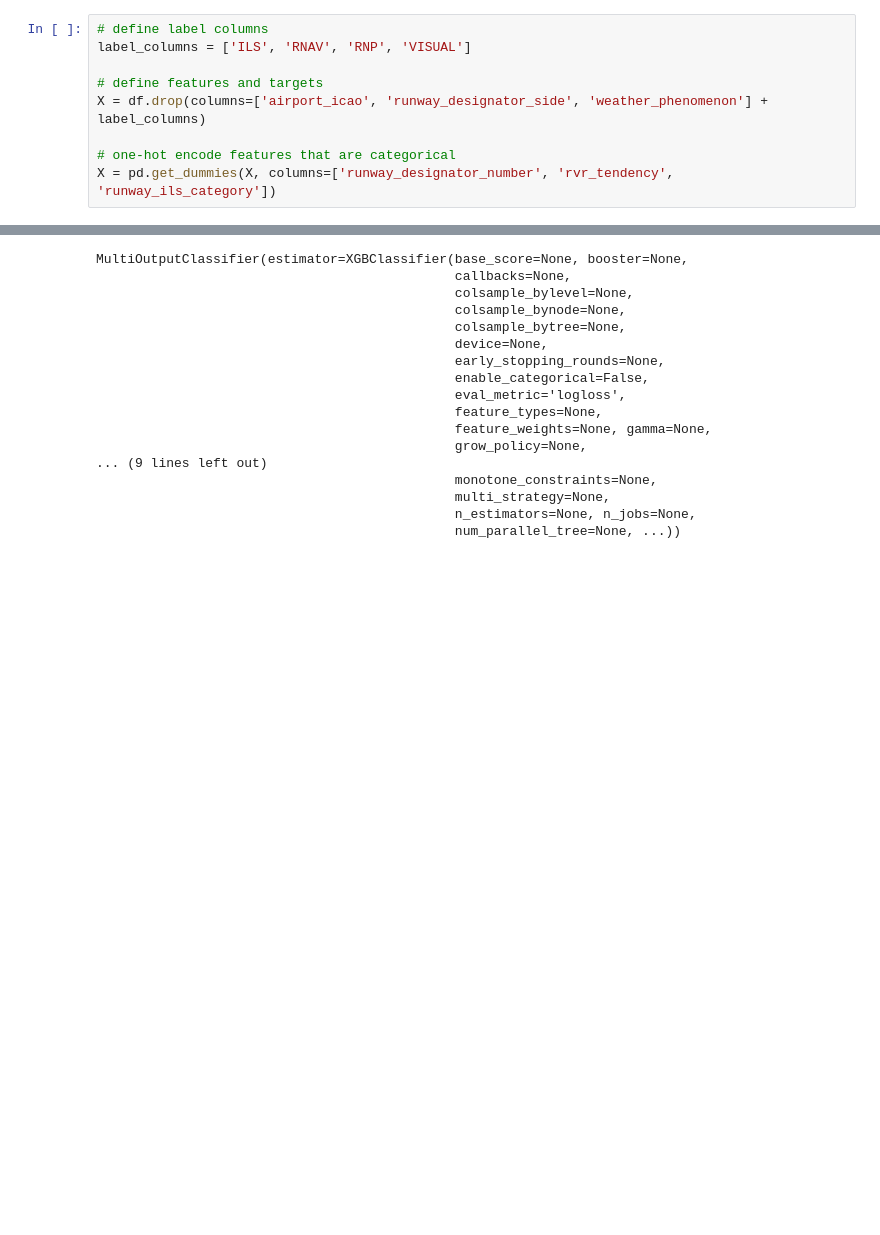
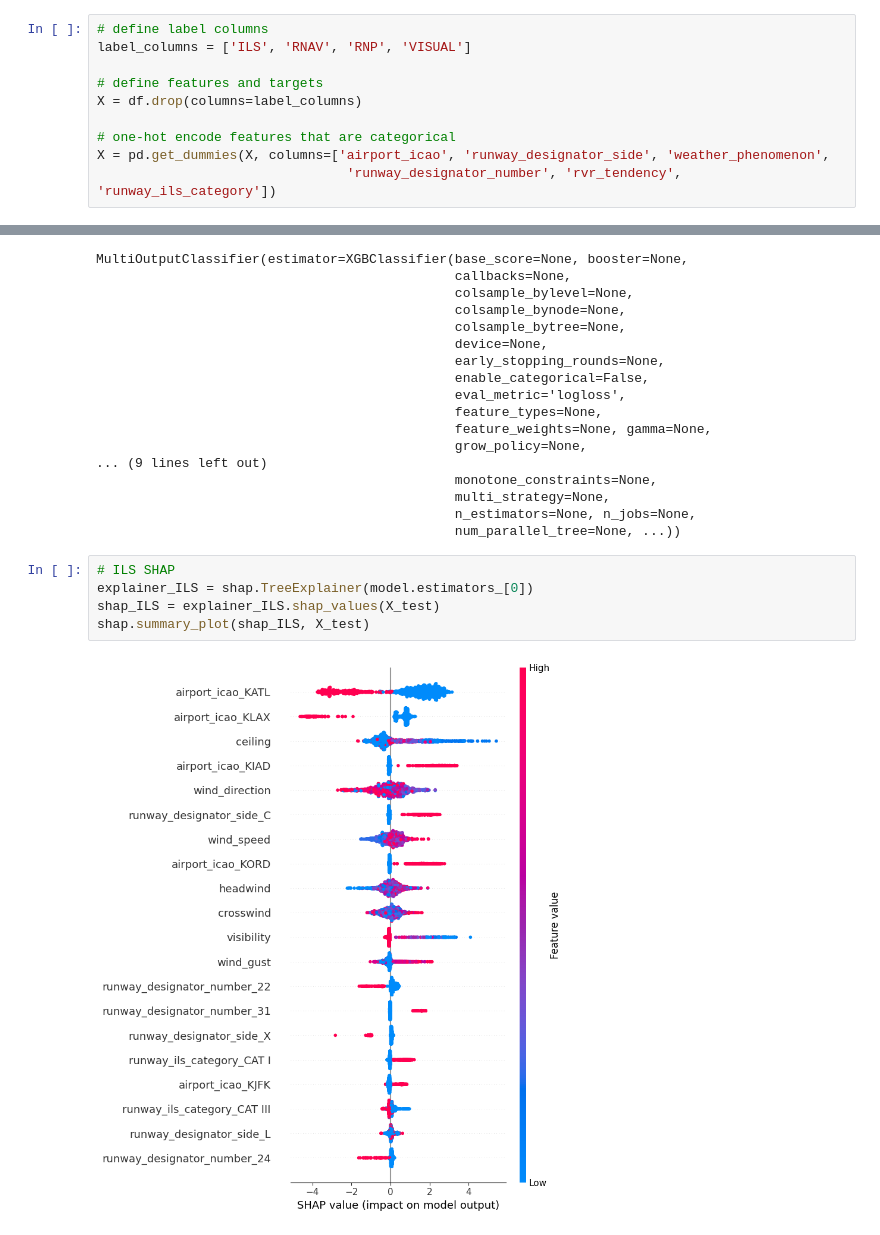
Before and after one commit to trdkhardani/aircraft-approach-type-prediction, a Jupyter notebook: build-train/xgboost/xgboost-moc.ipynb, the cells around one changed output, grey strips where cells are left out. Saved outputs shown, nothing was run; the diff lists cells and outputs as text; blank space fills up the shorter version.

Commit message:
feat(model train): SHAP for xgboost

```diff
--- a/build-train/xgboost/xgboost-moc.ipynb
+++ b/build-train/xgboost/xgboost-moc.ipynb
@@ -16,10 +16,11 @@ df = pd.read_csv('../../datasets/atis_dataset_preprocessed.csv', sep=';')
 label_columns = ['ILS', 'RNAV', 'RNP', 'VISUAL']
 
 # define features and targets
-X = df.drop(columns=['airport_icao', 'runway_designator_side', 'weather_phenomenon'] + label_columns)
+X = df.drop(columns=label_columns)
 
 # one-hot encode features that are categorical
-X = pd.get_dummies(X, columns=['runway_designator_number', 'rvr_tendency', 'runway_ils_category'])
+X = pd.get_dummies(X, columns=['airport_icao', 'runway_designator_side', 'weather_phenomenon',
+                                'runway_designator_number', 'rvr_tendency', 'runway_ils_category'])
 # %%
 y = df[label_columns]
 # %%
@@ -59,3 +60,10 @@ MultiOutputClassifier(estimator=XGBClassifier(base_score=None, booster=None,
                                               multi_strategy=None,
                                               n_estimators=None, n_jobs=None,
                                               num_parallel_tree=None, ...))
+# %%
+# ILS SHAP
+explainer_ILS = shap.TreeExplainer(model.estimators_[0])
+shap_ILS = explainer_ILS.shap_values(X_test)
+shap.summary_plot(shap_ILS, X_test)
+# %% [output]
+[figure, added]
```
Also changed, not shown: parts of 5 cells of this notebook, 1 other file.
